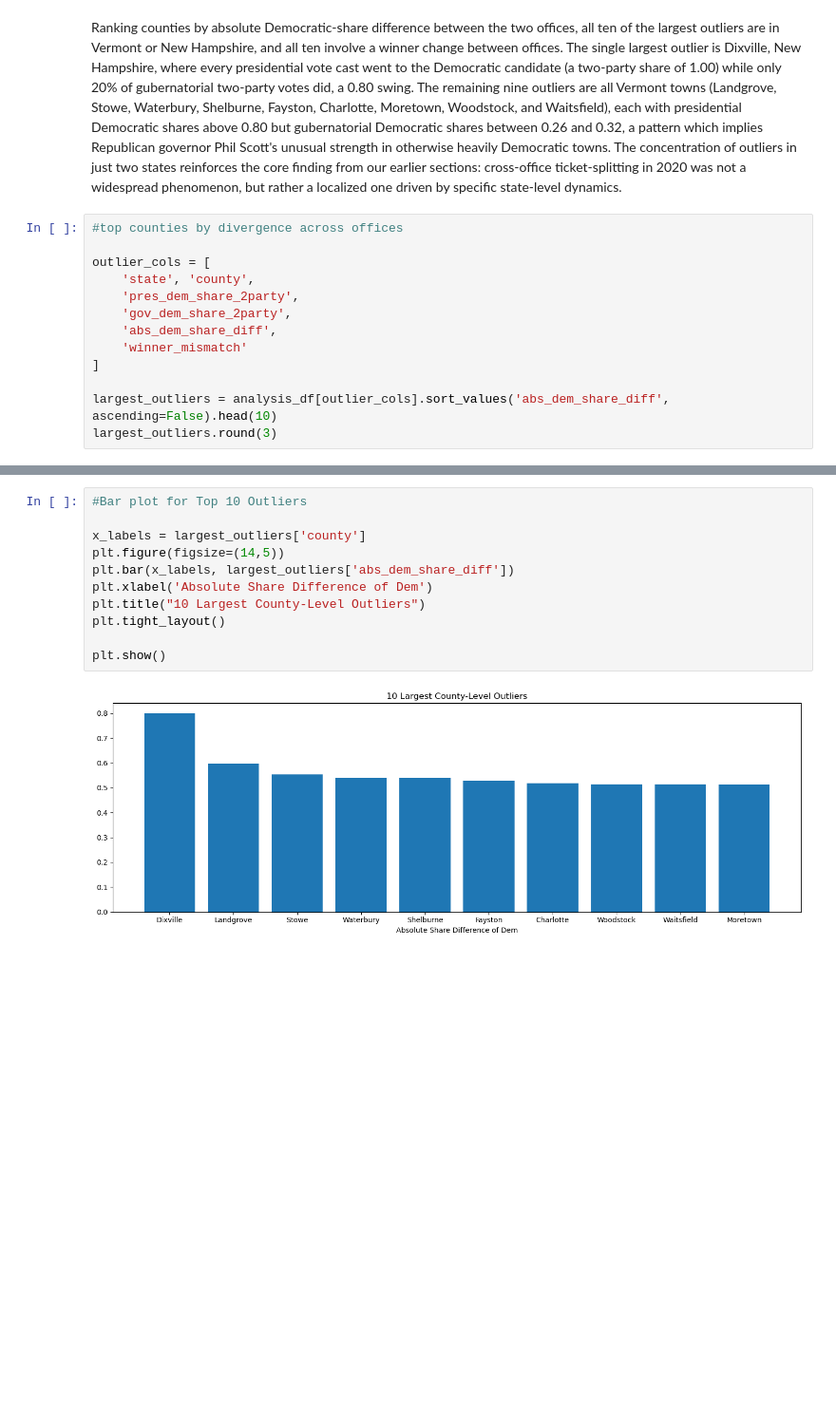
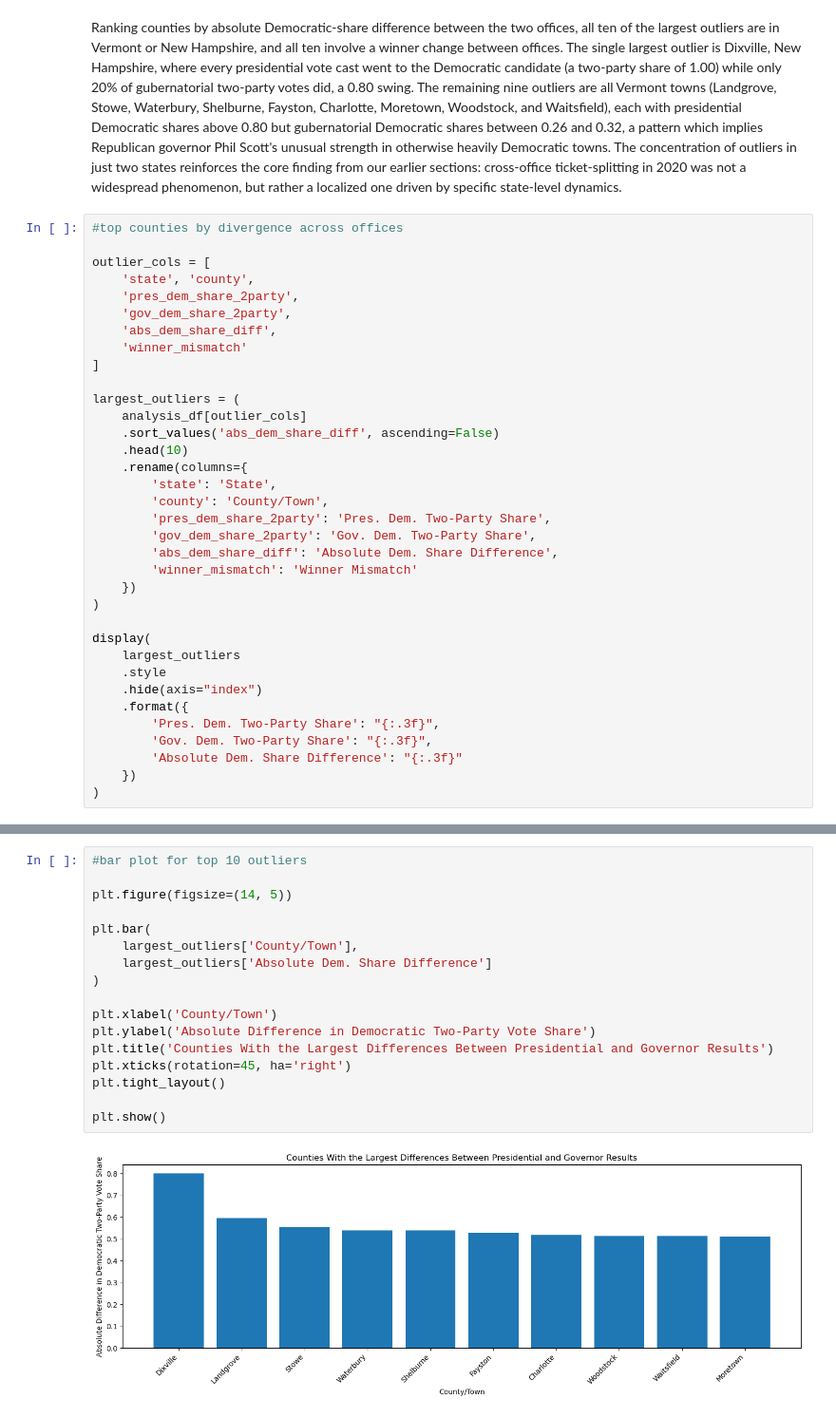
Before and after one commit to Quinn6965/DataSci151_FinalProject, a Jupyter notebook: elections_finalProject.ipynb, the cells around one changed output, grey strips where cells are left out. Shown at 95% size. Saved outputs shown, nothing was run; the diff lists cells and outputs as text; blank space fills up the shorter version.

```diff
--- a/elections_finalProject.ipynb
+++ b/elections_finalProject.ipynb
@@ -503,6 +603,28 @@ outlier_cols = [
     'winner_mismatch'
 ]
 
-largest_outliers = analysis_df[outlier_cols].sort_values('abs_dem_share_diff', ascending=False).head(10)
-largest_outliers.round(3)
+largest_outliers = (
+    analysis_df[outlier_cols]
+    .sort_values('abs_dem_share_diff', ascending=False)
+    .head(10)
+    .rename(columns={
+        'state': 'State',
+        'county': 'County/Town',
+        'pres_dem_share_2party': 'Pres. Dem. Two-Party Share',
+        'gov_dem_share_2party': 'Gov. Dem. Two-Party Share',
+        'abs_dem_share_diff': 'Absolute Dem. Share Difference',
+        'winner_mismatch': 'Winner Mismatch'
+    })
+)
+
+display(
+    largest_outliers
+    .style
+    .hide(axis="index")
+    .format({
+        'Pres. Dem. Two-Party Share': "{:.3f}",
+        'Gov. Dem. Two-Party Share': "{:.3f}",
+        'Absolute Dem. Share Difference': "{:.3f}"
+    })
+)
 # %% [output]
@@ -520,16 +642,22 @@ largest_outliers.round(3)
 # %%
-#Bar plot for Top 10 Outliers
+#bar plot for top 10 outliers
 
-x_labels = largest_outliers['county']
-plt.figure(figsize=(14,5))
-plt.bar(x_labels, largest_outliers['abs_dem_share_diff'])
-plt.xlabel('Absolute Share Difference of Dem')
-plt.title("10 Largest County-Level Outliers")
+plt.figure(figsize=(14, 5))
+
+plt.bar(
+    largest_outliers['County/Town'],
+    largest_outliers['Absolute Dem. Share Difference']
+)
+
+plt.xlabel('County/Town')
+plt.ylabel('Absolute Difference in Democratic Two-Party Vote Share')
+plt.title('Counties With the Largest Differences Between Presidential and Governor Results')
+plt.xticks(rotation=45, ha='right')
 plt.tight_layout()
 
 plt.show()
 # %% [output]
-[figure, old version]
+[figure, new version]
 # %% [markdown]
 ## Discussion
 
```
Also changed, not shown: parts of 20 cells of this notebook.
